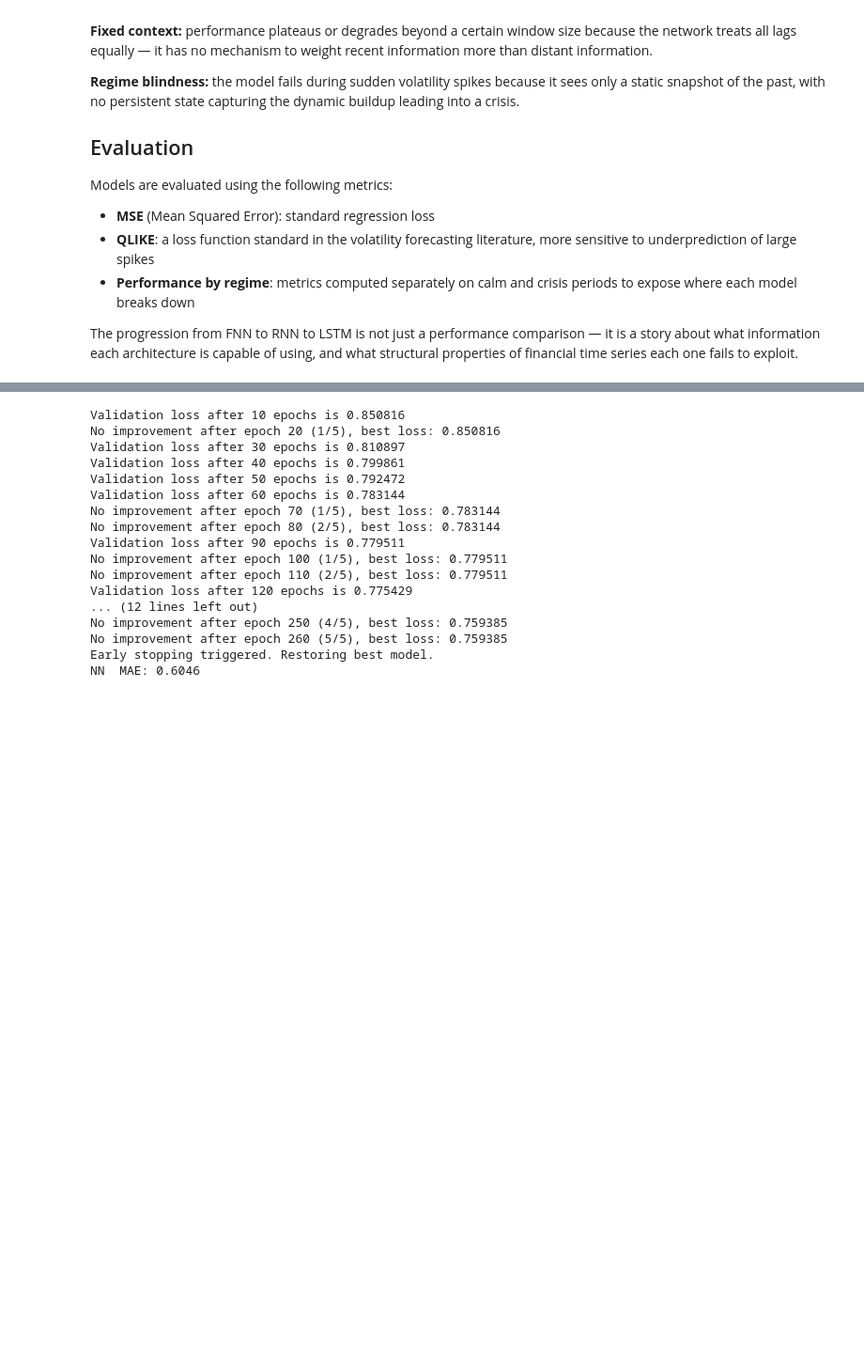
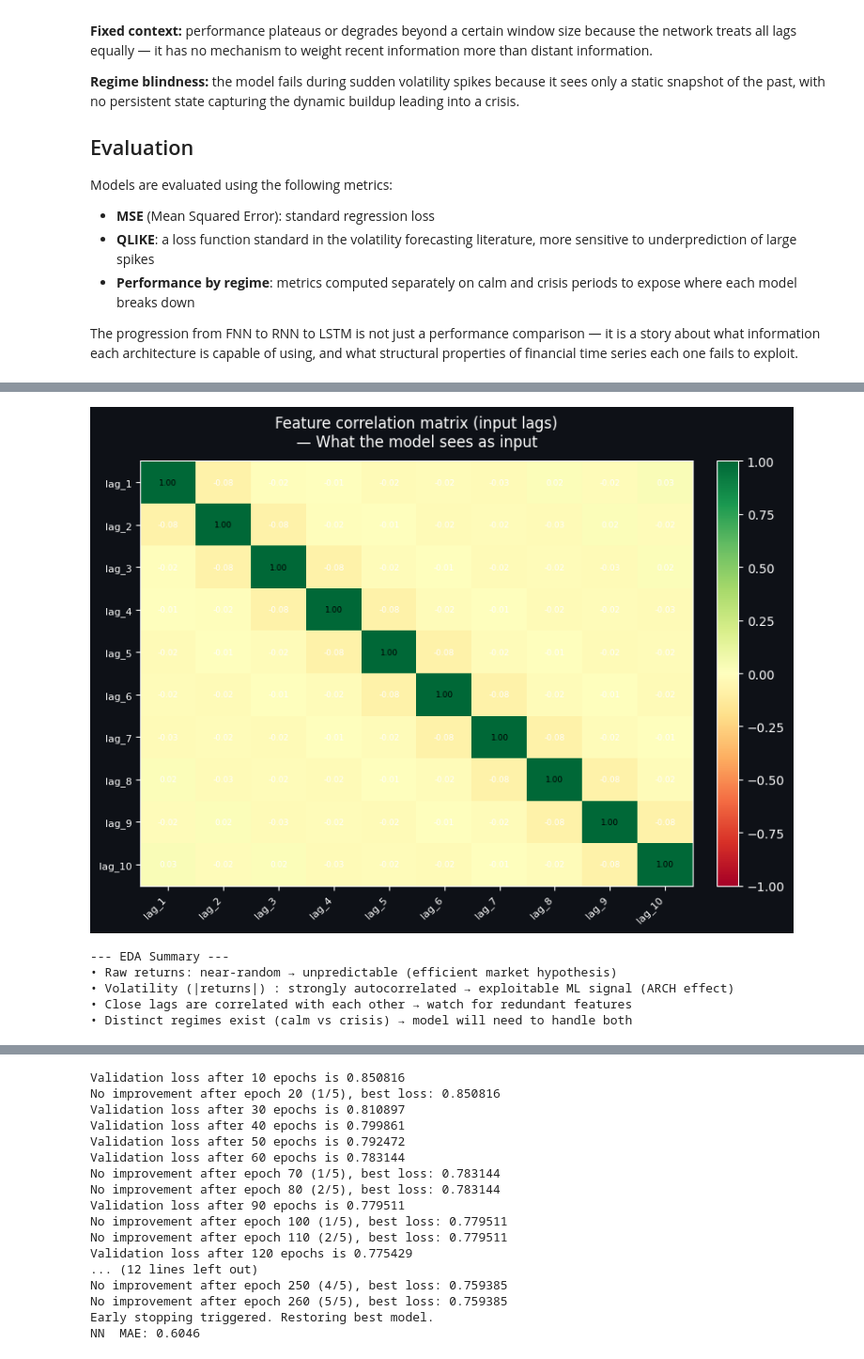
Before and after one commit to edouardblnc87/deep_learning_implementation, a Jupyter notebook: devoir_des_loulous/julien.ipynb, the cells around one changed output, grey strips where cells are left out. Shown at 94% size. Saved outputs shown, nothing was run; the diff lists cells and outputs as text; code cells hidden in the pictures; blank space fills up the shorter version.

```diff
--- a/devoir_des_loulous/julien.ipynb
+++ b/devoir_des_loulous/julien.ipynb
@@ -154,0 +293,42 @@ This motivates the use of more advanced models capable of capturing non-linear p
+# %%
+## --- Feature Correlation Matrix ---
+
+X_raw, y_raw = build_dataset_abs_returns(df, LAGS)
+feature_cols = [f'lag_{i+1}' for i in range(LAGS)]
+df_features  = pd.DataFrame(X_raw, columns=feature_cols)
+
+corr_matrix = df_features.corr()
+
+fig, ax = plt.subplots(figsize=(8, 6))
+fig.patch.set_facecolor('#0E1117')
+ax.set_facecolor('#0E1117')
+
+im = ax.imshow(corr_matrix.values, cmap='RdYlGn', vmin=-1, vmax=1, aspect='auto')
+plt.colorbar(im, ax=ax, fraction=0.046, pad=0.04)
+
+ax.set_xticks(range(LAGS))
+ax.set_yticks(range(LAGS))
+ax.set_xticklabels(feature_cols, rotation=45, ha='right', fontsize=8)
+ax.set_yticklabels(feature_cols, fontsize=8)
+
+for i in range(LAGS):
+    for j in range(LAGS):
+        ax.text(j, i, f'{corr_matrix.values[i, j]:.2f}', ha='center', va='center', fontsize=6.5, color='black' if abs(corr_matrix.values[i, j]) > 0.5 else 'white')
+
+ax.set_title('Feature correlation matrix (input lags)\n— What the model sees as input', fontsize=12, pad=12)
+
+plt.tight_layout()
+plt.show()
+
+print("--- EDA Summary ---")
+print("• Raw returns: near-random → unpredictable (efficient market hypothesis)")
+print("• Volatility (|returns|) : strongly autocorrelated → exploitable ML signal (ARCH effect)")
+print("• Close lags are correlated with each other → watch for redundant features")
+print("• Distinct regimes exist (calm vs crisis) → model will need to handle both")
+# %% [output]
+[figure, added]
+--- EDA Summary ---
+• Raw returns: near-random → unpredictable (efficient market hypothesis)
+• Volatility (|returns|) : strongly autocorrelated → exploitable ML signal (ARCH effect)
+• Close lags are correlated with each other → watch for redundant features
+• Distinct regimes exist (calm vs crisis) → model will need to handle both
```
Also changed, not shown: parts of 32 cells of this notebook.
